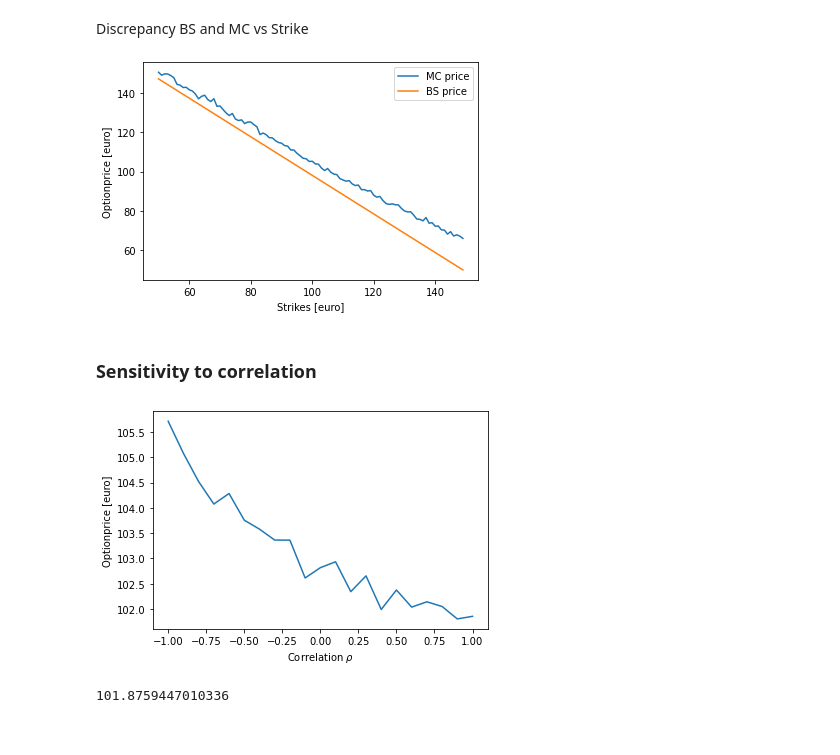
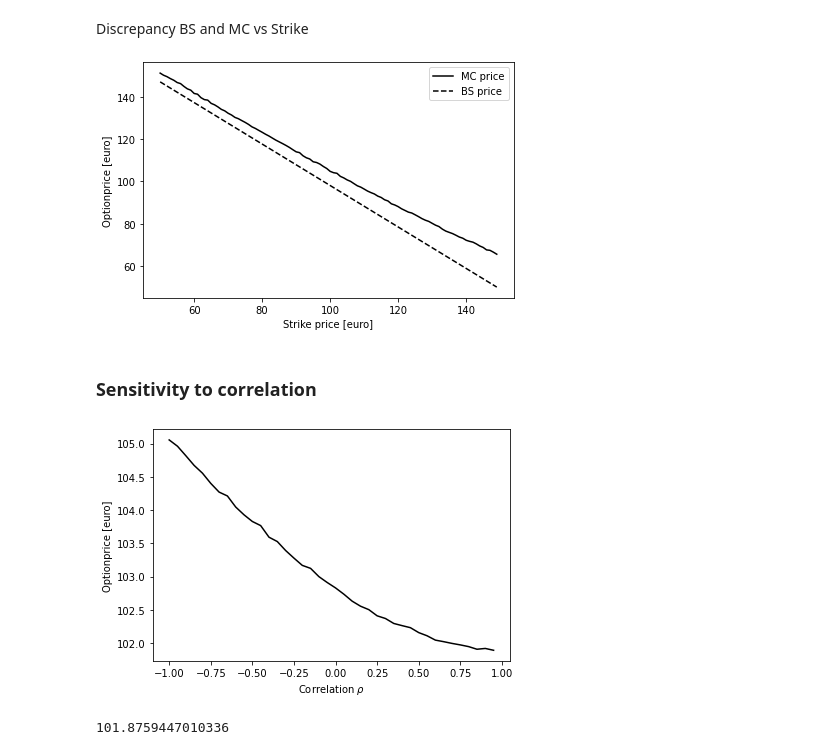
Before and after one commit to WillemJan9519/SPFDM-2, a Jupyter notebook: SPFDM 2.ipynb, the cells around one changed output. Drawn from its saved outputs; the diff is of its cells as text; code cells hidden in the pictures.

Commit message:
Added checkplots for different rho,alpha,sigma, beta

```diff
--- a/SPFDM 2.ipynb
+++ b/SPFDM 2.ipynb
@@ -583,50 +723,52 @@ BGMB.plot_one_path()
 # Assuming Arithmetic Brownian Motion. Calculate MC price and BS price.
 
 def worker1(rho,K):
-    BGMB_ = multivariate_brownian(Npaths = 10000, Ntimesteps = 50, T = 1,rho=rho, ABM=True)
+    BGMB_ = multivariate_brownian(Npaths = 100000, Ntimesteps = 50, T = 1,rho=rho, ABM=True)
     return BGMB_.option_price(K)
 
 def worker2(rho,K):
-    BGMB_ = multivariate_brownian(Npaths = 10000, Ntimesteps = 50, T = 1,rho=rho, ABM=True)
+    BGMB_ = multivariate_brownian(Npaths = 100000, Ntimesteps = 50, T = 1,rho=rho, ABM=True)
     return BGMB_.spread_BS(K)
 
 def BS_MC_strike():
     rho = -1
     strikes = np.arange(50,150,1)
-    optionprices = np.array(Parallel(n_jobs=8)(delayed(worker1)(rho,strike) for strike in strikes))
-    BSprices = np.array(Parallel(n_jobs=8)(delayed(worker2)(rho,strike) for strike in strikes))
-    plt.plot(strikes, optionprices, label='MC price')
-    plt.plot(strikes, BSprices, label='BS price')
+    plt.figure(figsize=(6,4))
+    optionprices = np.array(Parallel(n_jobs=22)(delayed(worker1)(rho,strike) for strike in strikes))
+    BSprices = np.array(Parallel(n_jobs=22)(delayed(worker2)(rho,strike) for strike in strikes))
+    plt.plot(strikes, optionprices, label='MC price',color='black')
+    plt.plot(strikes, BSprices, label='BS price', color='black',ls='--')
     plt.legend()
-    plt.xlabel('Strikes [euro]')
+    plt.xlabel('Strike price [euro]')
     plt.ylabel('Optionprice [euro]')
+    plt.tight_layout()
+    plt.savefig('MC_vs_BS_ABM.pdf',bbox_inches='tight')
 
 BS_MC_strike()
 # %% [output]
-[figure, old version]
+[figure, new version]
 # %% [markdown]
 <h3>Sensitivity to correlation</h3>
 # %%
-# Currently no effect is observed, so need to check this!
 
 def worker(rho,K):
-    BGMB_ = multivariate_brownian(Npaths = 5000000, Ntimesteps = 30, T = 1,rho=rho, ABM=False)
+    BGMB_ = multivariate_brownian(Npaths = 10000000, Ntimesteps = 30, T = 1,rho=rho, ABM=False)
     return BGMB_.option_price(K)
 
 def var_corr():
     K = 100
     rhos = np.arange(-1,1.01,0.05)
-    optionprices = np.array(Parallel(n_jobs=4)(delayed(worker)(rho,K) for rho in rhos))
+    optionprices = np.array(Parallel(n_jobs=11)(delayed(worker)(rho,K) for rho in rhos))
     plt.figure(figsize=(6,4))
     plt.plot(rhos, optionprices,color='black')
     plt.xlabel(r'Correlation $\rho$')
     plt.ylabel('Optionprice [euro]')
     plt.tight_layout()
     plt.savefig('optionprice_vs_corr.pdf')
 
 var_corr()
 # %% [output]
-[figure, old version]
+[figure, new version]
 # %%
 worker(1,100)
 # %% [output]
```
Also changed, not shown: parts of 5 cells of this notebook.
